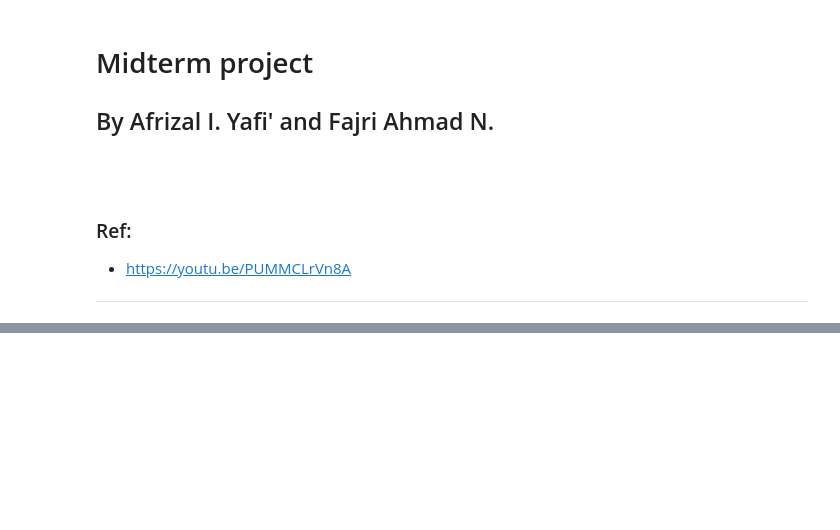
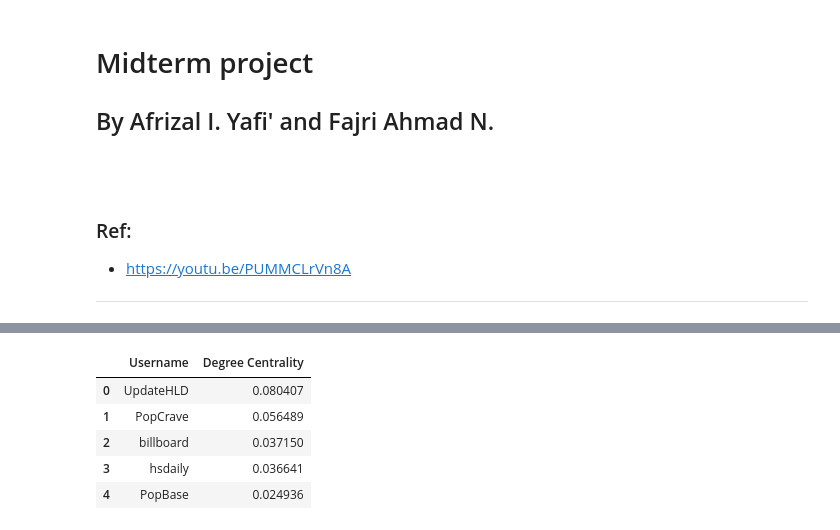
Before and after one commit to aiyafi/Social-Network-Analysis_K9Fox, a Jupyter notebook: Midterm prj/Groupxx_Social_Network_Analysis_Midterm_Project_Group.ipynb, the cells around one changed output, grey strips where cells are left out. Cells and saved outputs as stored; diff of their text form; code cells hidden in the pictures; blank space fills up the shorter version.

```diff
--- a/Midterm prj/Groupxx_Social_Network_Analysis_Midterm_Project_Group.ipynb
+++ b/Midterm prj/Groupxx_Social_Network_Analysis_Midterm_Project_Group.ipynb
@@ -88,0 +157,21 @@ dtype: int64
+# %%
+# Melakukan proses kalkulasi data dengan metode Degree Centrality dan sorting dengan nilai tertinggi
+degree = [] #Membuat list kosong dengan nama degree.
+
+# Menghitung degree centrality setiap node dalam graf graph_temp menggunakan fungsi degree_centrality() dari library NetworkX, dan hasilnya disimpan dalam variabel top.
+top = nx.degree_centrality(graph_temp)
+
+#Looping melalui setiap item di top, dengan melakukan sorting descending berdasarkan nilai degree centrality.
+for w2 in sorted(top, key=top.get, reverse = True):
+    degree.append([w2, top[w2]]) #Menambahkan pasangan nilai (node, degree centrality) ke dalam list degree.
+
+dataDegree = pd.DataFrame(Degree) #Membuat DataFrame dataDegree dari list degree.
+dataDegree = dataDegree.rename(columns={0:"Username", 1:"Degree Centrality"}) #Mengganti nama kolom pertama dan kedua dalam DataFrame dataDegree menjadi Username dan Degree Centrality.
+dataDegree.head() #Menampilkan 5 baris teratas dari DataFrame dataDegree yang berisi 5 node dengan degree centrality tertinggi.
+# %% [output]
+|  | Username | Degree Centrality |
+| 0 | UpdateHLD | 0.080407 |
+| 1 | PopCrave | 0.056489 |
+| 2 | billboard | 0.037150 |
+| 3 | hsdaily | 0.036641 |
+| 4 | PopBase | 0.024936 |
```
Also changed, not shown: parts of 13 cells of this notebook.
